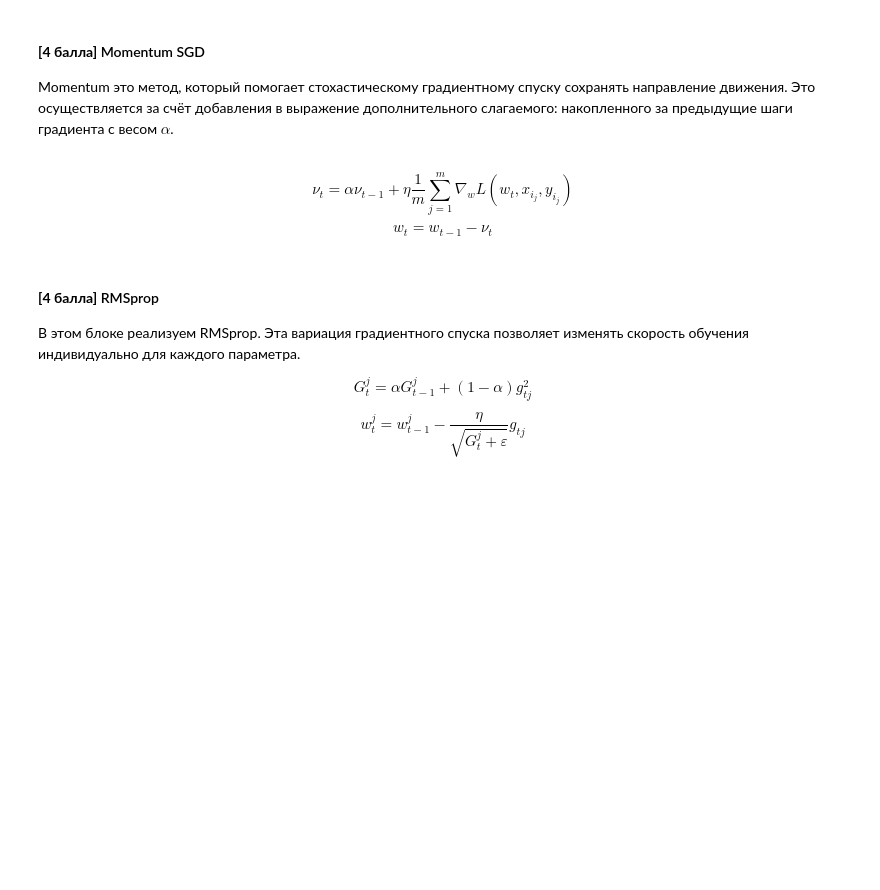
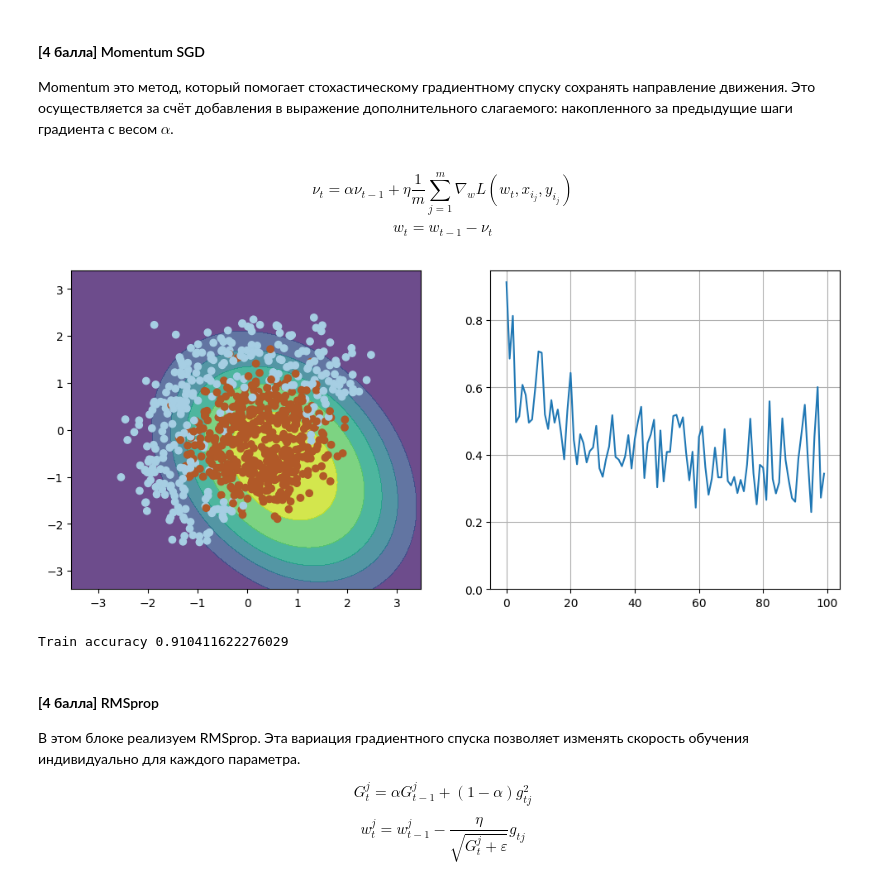
Before and after one commit to IYuminov/yet_another_math_for_DS, a Jupyter notebook: hw/math_base_hw02_part02.ipynb, the cells around one changed output. Cells and saved outputs as stored; diff of their text form; code cells hidden in the pictures; blank space fills up the shorter version.

```diff
--- a/hw/math_base_hw02_part02.ipynb
+++ b/hw/math_base_hw02_part02.ipynb
@@ -215,23 +218,33 @@ $$ w_t = w_{t-1} - \nu_t$$
 # %%
 np.random.seed(42)
 w = np.array([0, 0, 0, 0, 0, 1])
+v_t = np.array([0, 0, 0, 0, 0, 1])
 
 eta = 0.05
-alpha = 0.9
-nu = np.zeros_like(w)
+alpha = 0.1
+n_iter = 100
+batch_size = 5
+loss = np.zeros(n_iter)
 
-n_iter = 100
-batch_size = 4
-loss = np.zeros(n_iter)
-plt.figure(figsize=(12, 5))
+for iter in range(n_iter):
 
-for i in range(n_iter):
+    index_batch = np.random.choice(len(y), batch_size)
 
-    # your code here
-    # ٩(ˊ〇ˋ*)و
+    X_train_batch = X_train[index_batch]
+    y_batch = y[index_batch]
 
-visualize(X, y, w, loss)
-plt.clf()
+    loss[iter] = compute_loss(X_train_batch, y_batch, w)
+    gradient = compute_grad(X_train_batch, y_batch, w)
+
+    v_t = (alpha * v_t) + (eta * gradient)
+    w = w - v_t
+
+visualize(X_train, y, w, loss)
+
+print('Train accuracy', accuracy(probability(X_train, w), y))
+# %% [output]
+[figure, added]
+Train accuracy 0.910411622276029
 # %% [markdown]
 #### __[4 балла]__ RMSprop
 
```
Also changed, not shown: parts of 16 cells of this notebook.
